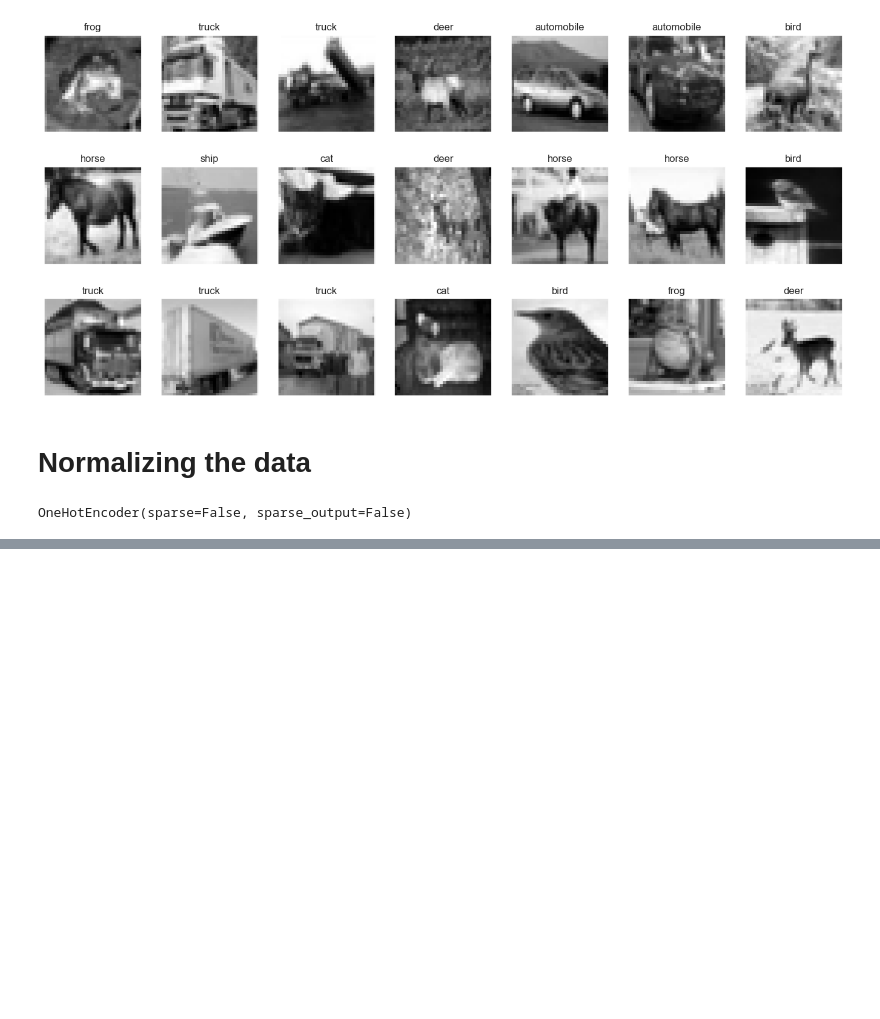
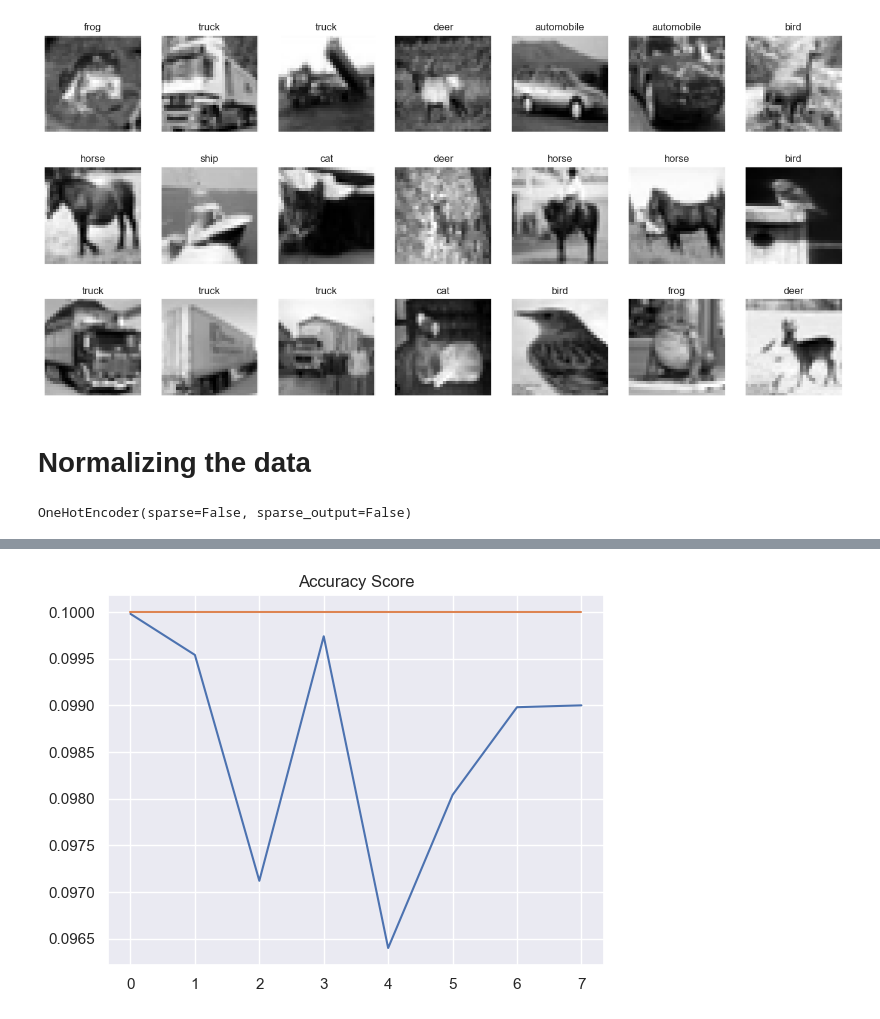
Before and after one commit to aiknayan/Machine-Learning-Project, a Jupyter notebook: Notebook/Project V2.ipynb, the cells around one changed output, grey strips where cells are left out. Cells and saved outputs as stored; diff of their text form; code cells hidden in the pictures; blank space fills up the shorter version.

```diff
--- a/Notebook/Project V2.ipynb
+++ b/Notebook/Project V2.ipynb
@@ -103,0 +122,8 @@ Epoch 2/20
+# %%
+# Model evaluation
+plt.title('Accuracy Score')
+plt.plot(history.history['acc'])
+plt.plot(history.history['val_acc'])
+plt.show()
+# %% [output]
+[figure, added]
```
Also changed, not shown: parts of 11 cells of this notebook.
